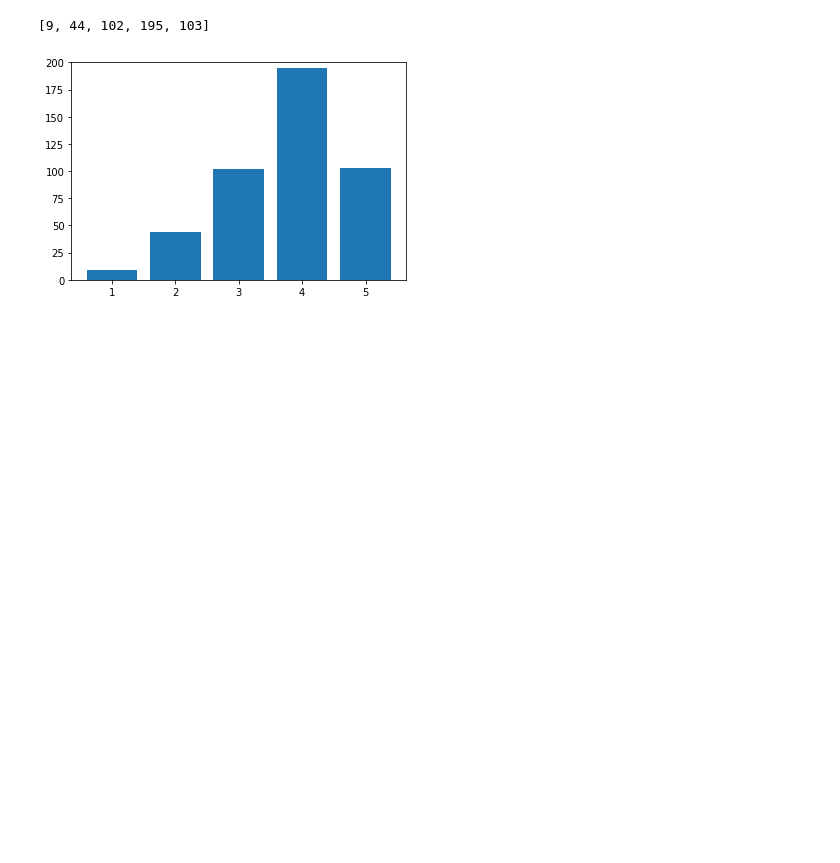
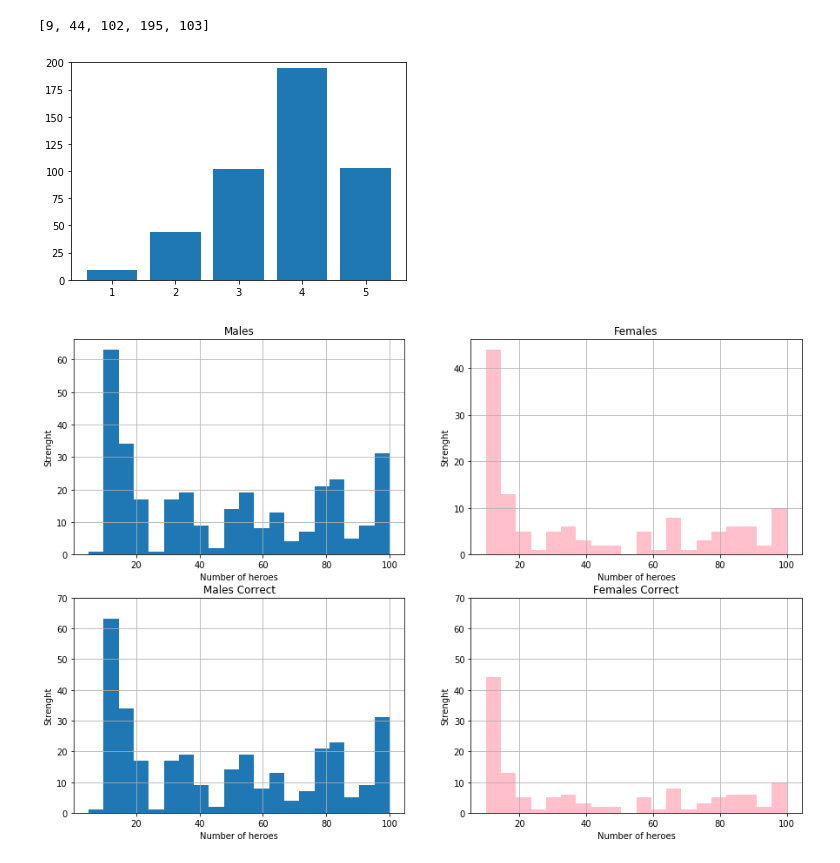
Before and after one commit to Bertonc98/BadCharts, a Jupyter notebook: chart.ipynb, the cells around one changed output. Drawn from its saved outputs; the diff is of its cells as text; code cells hidden in the pictures; blank space fills up the shorter version.

```diff
--- a/chart.ipynb
+++ b/chart.ipynb
@@ -89,3 +89,38 @@ plt.ylim(0,200)
 plt.show()
 # %% [output]
 [figure]
+# %%
+m=df["Strength"].loc[df["Gender"]=="M"]
+f=df["Strength"].loc[df["Gender"]=="F"]
+plt.figure(figsize=(15,10))
+plt.subplot(221)
+plt.title("Males")
+plt.ylabel("Strenght")
+plt.xlabel("Number of heroes")
+plt.grid()
+plt.hist(m, bins=20)
+plt.subplot(222)
+plt.grid()
+plt.title("Females")
+plt.hist(f, bins=20, color="pink")
+plt.ylabel("Strenght")
+plt.xlabel("Number of heroes")
+
+plt.subplot(223)
+plt.title("Males Correct")
+plt.grid()
+plt.ylim(0,70)
+plt.hist(m, bins=20)
+plt.ylabel("Strenght")
+plt.xlabel("Number of heroes")
+plt.subplot(224)
+plt.ylim(0,70)
+plt.grid()
+plt.title("Females Correct")
+plt.hist(f, bins=20, color="pink")
+plt.ylabel("Strenght")
+plt.xlabel("Number of heroes")
+
+plt.show()
+# %% [output]
+[figure, added]
```
Also changed, not shown: 2 other files.
